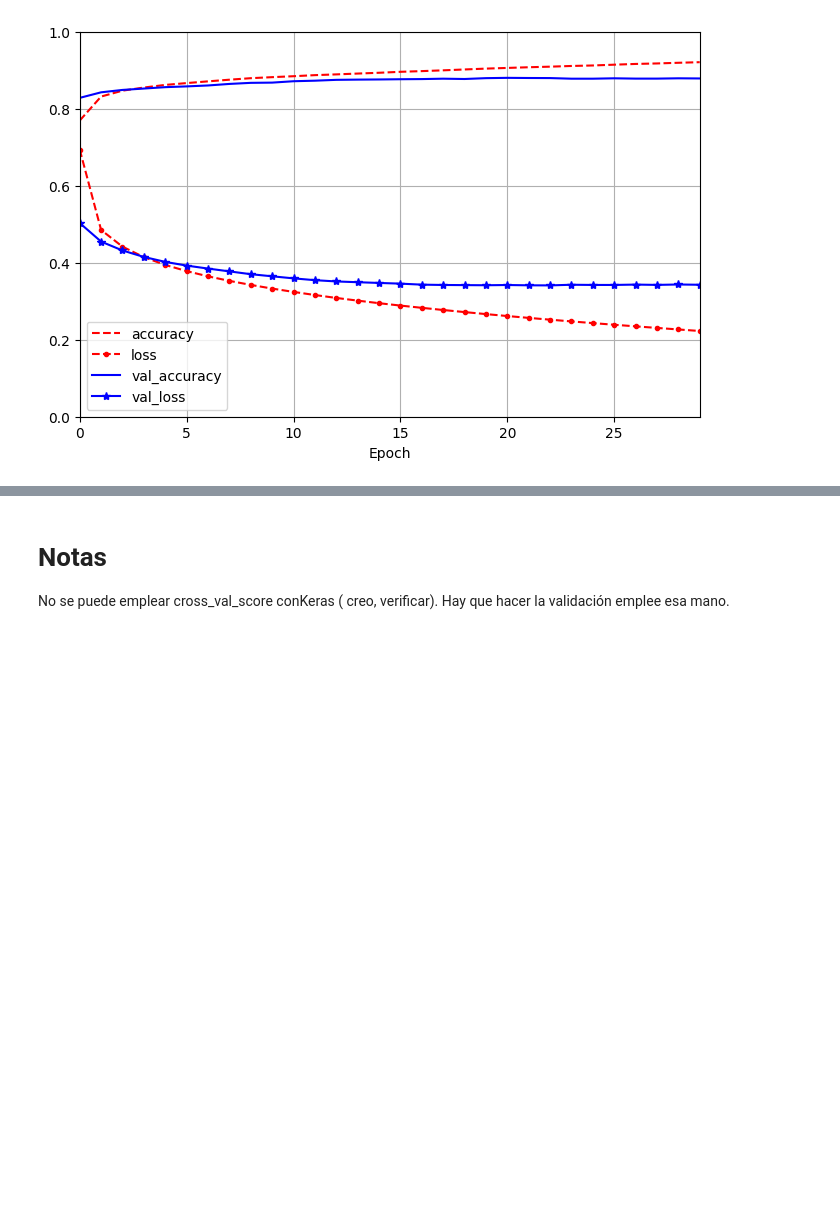
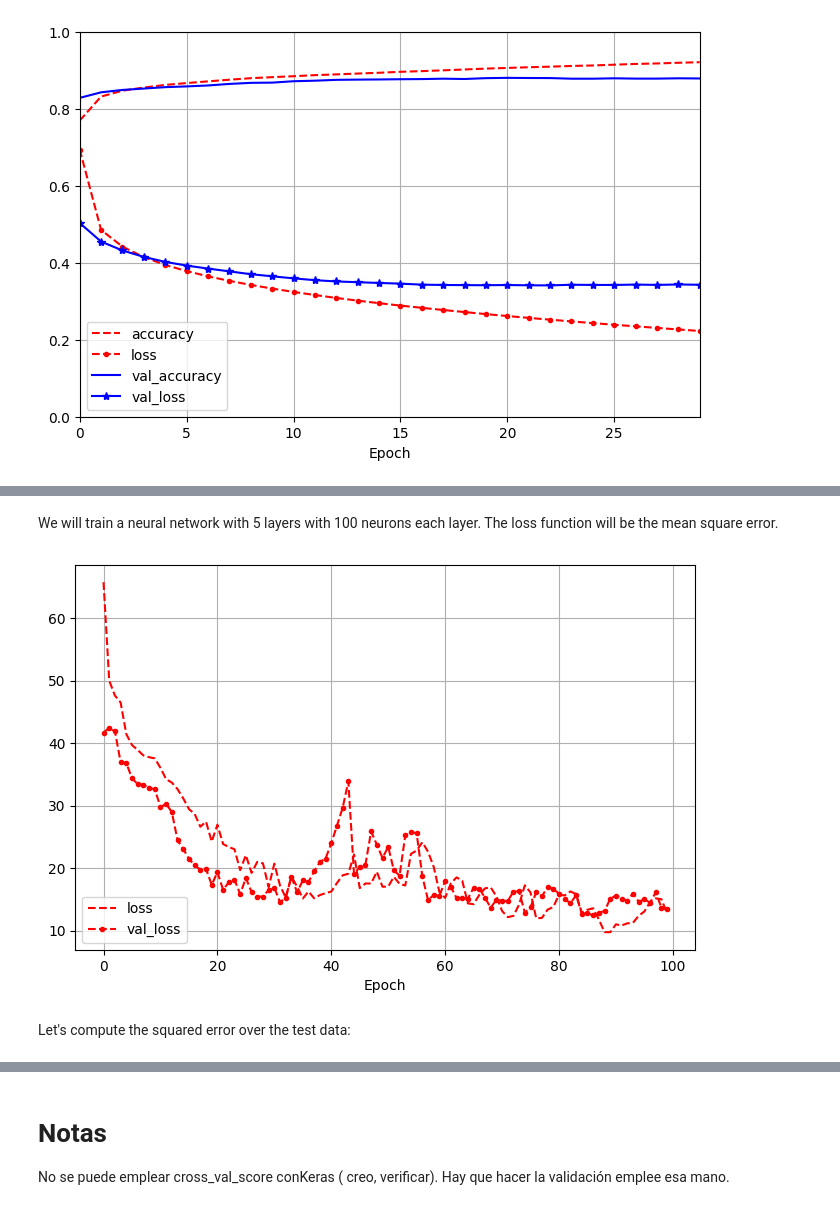
Before and after one commit to AbrahamOtero/MLiB, a Jupyter notebook: 5_DeepLearning.ipynb, the cells around one changed output, grey strips where cells are left out. Cells and saved outputs as stored; diff of their text form; code cells hidden in the pictures; blank space fills up the shorter version.

```diff
--- a/5_DeepLearning.ipynb
+++ b/5_DeepLearning.ipynb
@@ -580,0 +654,9 @@ Epoch 30/30
+# %%
+url = 'https://raw.githubusercontent.com/AbrahamOtero/MLiB/main/datasets/housing.csv'
+
+housing = pd.read_csv(url)
+
+# Remove data from the housing dataset that has a class value greater than 49,999 (the truncated data)
+housing = housing[housing['class'] <= 49.999]
+
+housing.info()
@@ -580,0 +683,4 @@ Epoch 30/30
+# %%
+X = housing.drop('class', axis=1)
+y = housing['class']
+X.info()
@@ -580,0 +708,42 @@ Epoch 30/30
+# %% [markdown]
+We will train a neural network with 5 layers with 100 neurons each layer. The loss function will be the mean square error.
+# %%
+import tensorflow as tf
+from sklearn.model_selection import train_test_split
+from tensorflow import keras
+from keras.models import Sequential
+from keras.layers import Dense, Input
+
+tf.keras.utils.set_random_seed(42)
+
+# Split data into training and testing sets
+X_train, X_test, y_train, y_test = train_test_split(X, y, test_size=0.3)
+
+# Create a sequential model
+model = Sequential([
+  Input(shape=(13,)),
+  Dense(100, activation='relu'),
+  Dense(100, activation='relu'),
+  Dense(100, activation='relu'),
+  Dense(100, activation='relu'),
+  Dense(100, activation='relu'),
+  Dense(100, activation='relu'),
+  Dense(1)
+])
+
+# Compile the model
+model.compile(loss='mean_squared_error', optimizer='adam')
+
+# Train the model with 50 epochs and batch size of 16
+history = model.fit(X_train, y_train, epochs=100, batch_size=16, validation_split=0.2, verbose=0)
+
+# Plot losses
+pd.DataFrame(history.history).plot(
+    figsize=(8, 5), grid=True, xlabel="Epoch",
+    style=["r--", "r--.", "b-", "b-*"])
+plt.legend(loc="lower left")
+plt.show()
+# %% [output]
+[figure, added]
+# %% [markdown]
+Let's compute the squared error over the test data:
```
Also changed, not shown: parts of 39 cells of this notebook.
